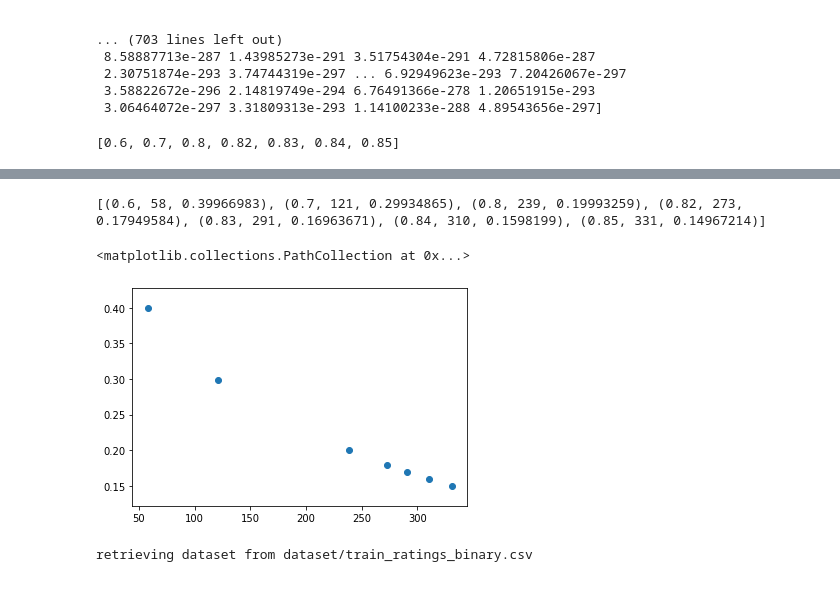
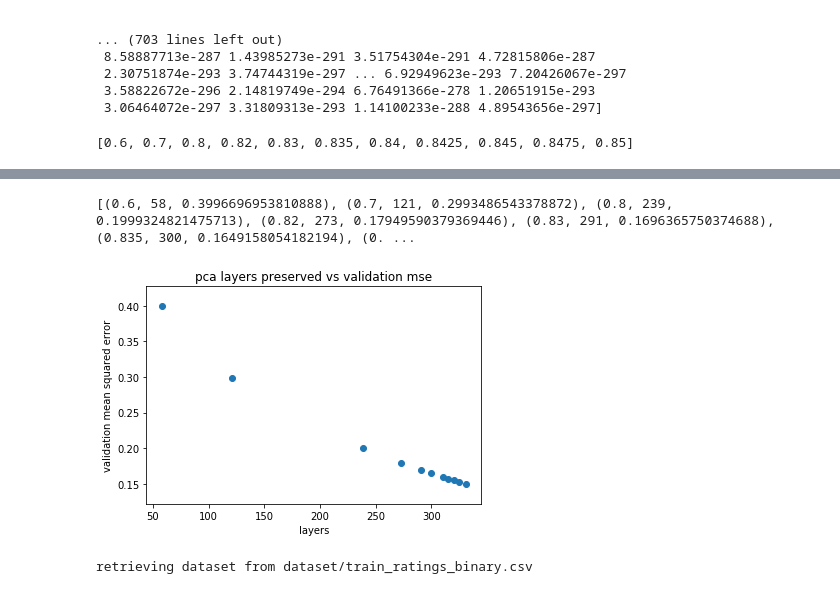
Before and after one commit to 0xDECAFC0FFEE/145_wankers, a Jupyter notebook: reduce_tag_dimensions.ipynb, the cells around one changed output, grey strips where cells are left out. Drawn from its saved outputs; the diff is of its cells as text; code cells hidden in the pictures.

```diff
--- a/reduce_tag_dimensions.ipynb
+++ b/reduce_tag_dimensions.ipynb
@@ -41,7 +40,7 @@ movieid_mid_lookup = get_movieid_mid_lookup(recompute=False)
 #         max_tag = max(max_tag, tagid)
 #         min_tag = min(min_tag, tagid)
 
-movie_tag_mids, movie_tag_relevances = get_movie_tag_relevances()
+movie_tag_mids, movie_tag_relevances = get_raw_tag_relevances()
 print(len(movie_tag_mids))
 # %% [output]
 loading movie tags from csv
@@ -139,36 +138,39 @@ scaler.fit(train_relevances)
 train_relevances = scaler.transform(train_relevances)
 val_relevances = scaler.transform(val_relevances)
 # %%
-variances = [.6, .7, .8, .82, .83, .84, .85]
+variances = [.6, .7, .8, .82, .83, .835, .84, .8425, .845, .8475, .85]
 print(variances)
 dimensions = []
 val_mses = []
 
 for variance in tqdm(variances):
     model = PCA(variance).fit(train_relevances)
 
     reduced_train_relevances = model.transform(train_relevances)
     pred_train_relevances = model.inverse_transform(reduced_train_relevances)
 
     reduced_val_relevances = model.transform(val_relevances)
     pred_val_relevances = model.inverse_transform(reduced_val_relevances)
     dimensions.append(reduced_val_relevances.shape[1])
 
     val_mse = np.mean((pred_train_relevances - train_relevances)*(pred_train_relevances - train_relevances))
     val_mses.append(val_mse)
 #     print(np.mean((pred_val_relevances - val_relevances)*(pred_val_relevances - val_relevances)))
 
 print(list(zip(variances, dimensions, val_mses)))
 
+plt.xlabel("layers")
+plt.ylabel("validation mean squared error")
 plt.scatter(dimensions, val_mses)
+plt.title("pca layers preserved vs validation mse")
+plt.savefig("graphs/pca_layers_mse.png")
 
 # use 0.96875 as variance
 # %% [output]
-[0.6, 0.7, 0.8, 0.82, 0.83, 0.84, 0.85]
+[0.6, 0.7, 0.8, 0.82, 0.83, 0.835, 0.84, 0.8425, 0.845, 0.8475, 0.85]
 [interactive output not drawn]
-[(0.6, 58, 0.39966983), (0.7, 121, 0.29934865), (0.8, 239, 0.19993259), (0.82, 273, 0.17949584), (0.83, 291, 0.16963671), (0.84, 310, 0.1598199), (0.85, 331, 0.14967214)]
+[(0.6, 58, 0.3996696953810888), (0.7, 121, 0.2993486543378872), (0.8, 239, 0.1999324821475713), (0.82, 273, 0.17949590379369446), (0.83, 291, 0.1696365750374688), (0.835, 300, 0.1649158054182194), (0. ...
-<matplotlib.collections.PathCollection at 0x...>
-[figure, old version]
+[figure, new version]
 # %%
 # use pca to reduce dimensions with preserved_variance=0.96875 => dim=768 (reduction by 32%), val mse=0.031122472 on scaled data
 preserved_variance = 0.90
```
Also changed, not shown: parts of 4 cells of this notebook, 3 other files.
